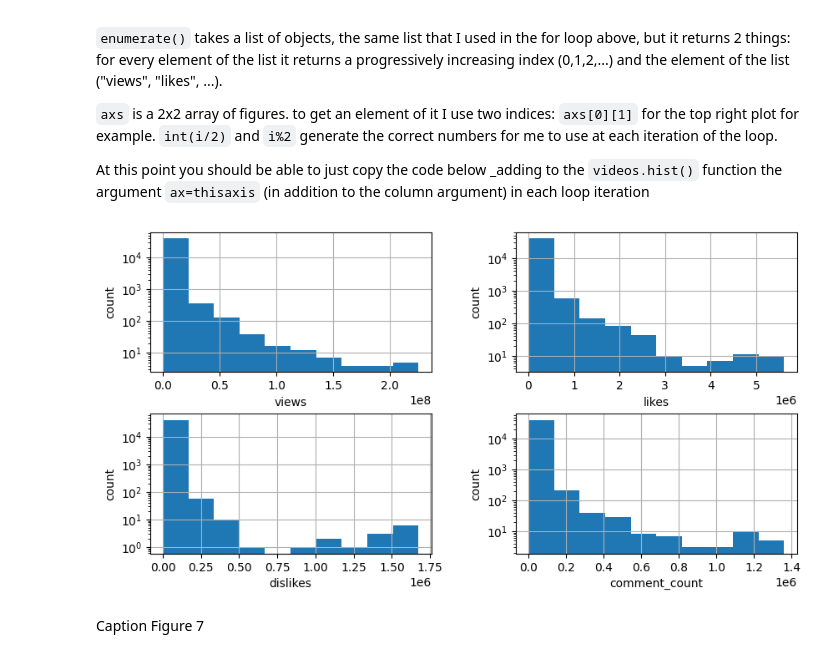
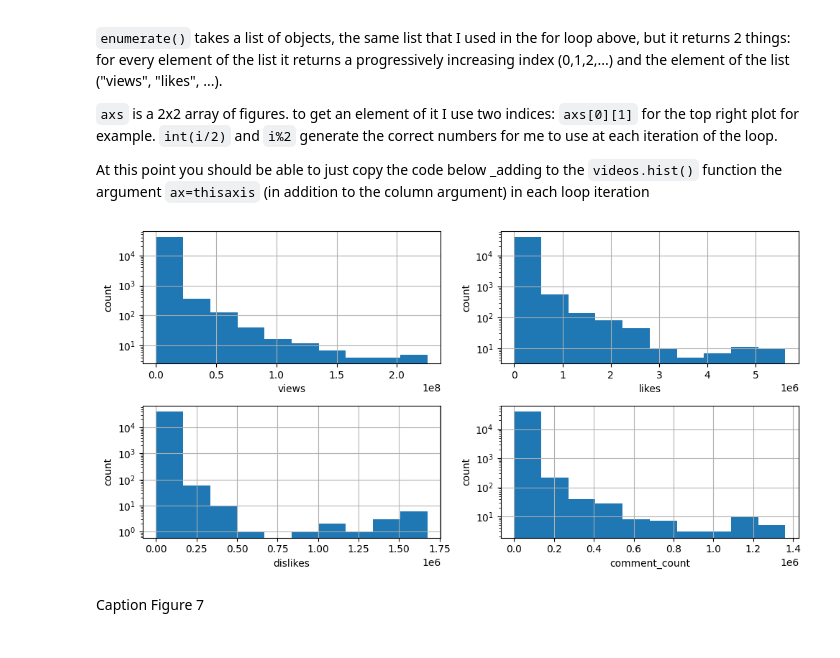
Before and after one commit to GraceJulius/FDSFE_GJulius, a Jupyter notebook: HW2/videosanalysis_exploratory.ipynb, the cells around one changed output. Drawn from its saved outputs; the diff is of its cells as text; code cells hidden in the pictures.

```diff
--- a/HW2/videosanalysis_exploratory.ipynb
+++ b/HW2/videosanalysis_exploratory.ipynb
@@ -26,2 +24,4 @@ videos = ...
+# %%
+videos = pd.read_csv("https://raw.githubusercontent.com/fedhere/FDSfE_FBianco/main/data/USyoutubes.csv")
 # %% [markdown]
 what is the shape of my dataset? you should get the numbers below for (rows, columns)
@@ -158,0 +164,7 @@ Caption Figure 5
+# %%
+ax = videos.hist(column="dislikes")
+thisaxis = ax[0][0]
+thisaxis.set_yscale('log')
+thisaxis.set_xlabel("dislikes")
+thisaxis.set_ylabel("count")
+thisaxis.ticklabel_format(axis='x', scilimits=(0,9))
@@ -160,6 +174,3 @@ Caption Figure 5
 Caption Figure 6 (hint: you can comment on the shape of the histogram that is different than for likes)
 # %% [markdown]
 Now use a for look and make the final plot above (the one in log scale and with the full numbers at the bottom) for each of the four columns ["views", "likes", "dislikes", "comment_count"] .  in the for look I set up below the variable c will take the values "views", "likes", etc at each iteration. You should be able to copy the code you used above and paste it inside the for loop, just making sure hist receives the right value for the argument "column"
-# %%
-for c in ["views", "likes", "dislikes", "comment_count"]:
-  ...
@@ -170,0 +177,8 @@ for c in ["views", "likes", "dislikes", "comment_count"]:
+# %%
+for c in ["views", "likes", "dislikes", "comment_count"]:
+  ax = videos.hist(column=c)
+  thisaxis = ax[0][0]
+  thisaxis.set_yscale('log')
+  thisaxis.set_xlabel(c)
+  thisaxis.set_ylabel("count")
+  thisaxis.ticklabel_format(axis='x', scilimits=(0,9))
@@ -181,10 +200,14 @@ At this point you should be able to just copy the code below _adding to the `vid
 # %%
 fig, axs = plt.subplots(2, 2, figsize=(10, 5))
 for i,c in enumerate(["views", "likes", "dislikes", "comment_count"]):
   thisaxis = axs[int(i/2), i%2]
-  ...
+  videos[c].hist(ax=thisaxis)
+  thisaxis.set_yscale('log')
+  thisaxis.set_xlabel(c)
+  thisaxis.set_ylabel("count")
+  plt.tight_layout()
 # %% [output]
-[figure, old version]
+[figure, new version]
 # %% [markdown]
 Caption Figure 7
 # %% [markdown]
```
Also changed, not shown: parts of 38 cells of this notebook.
